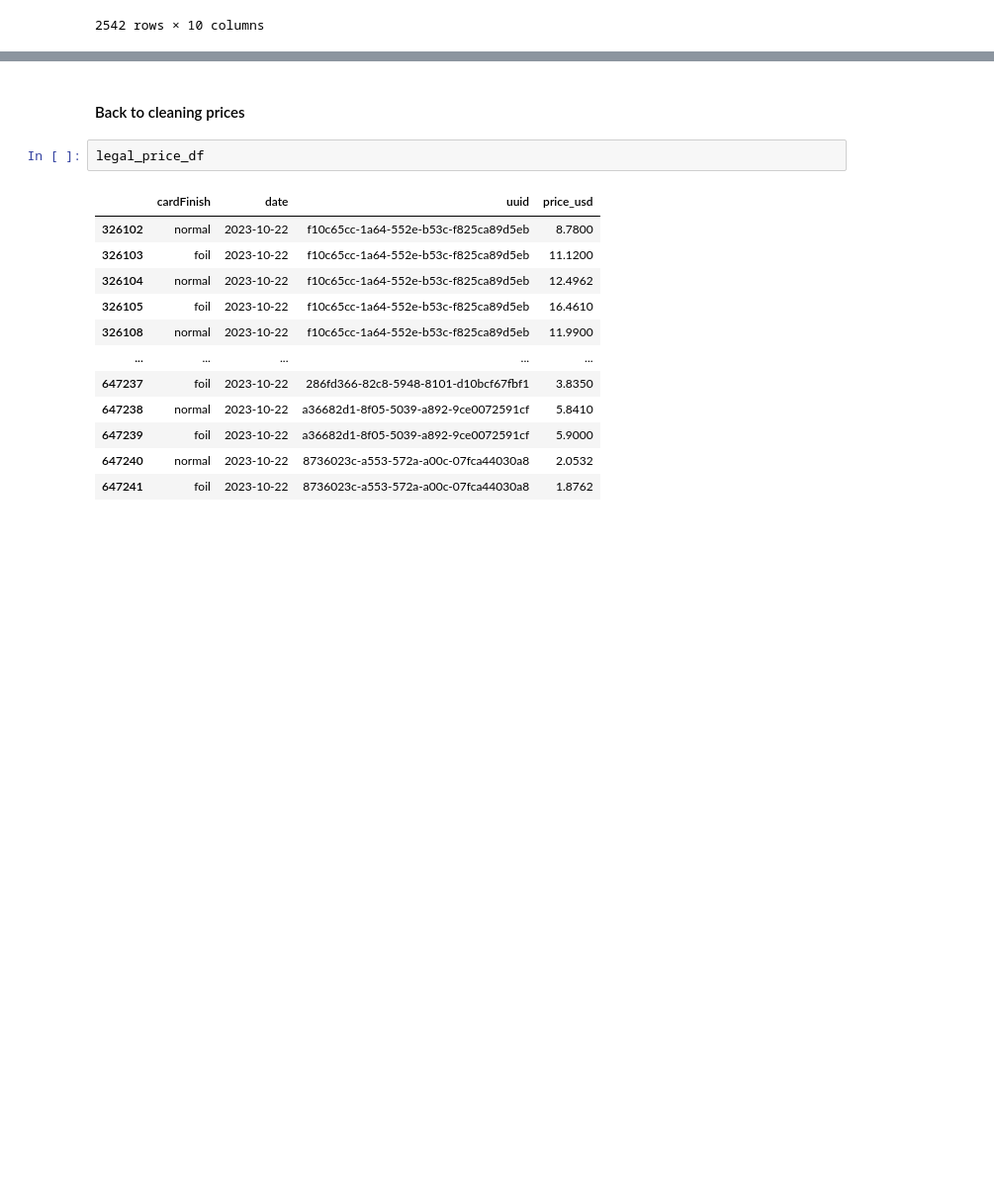
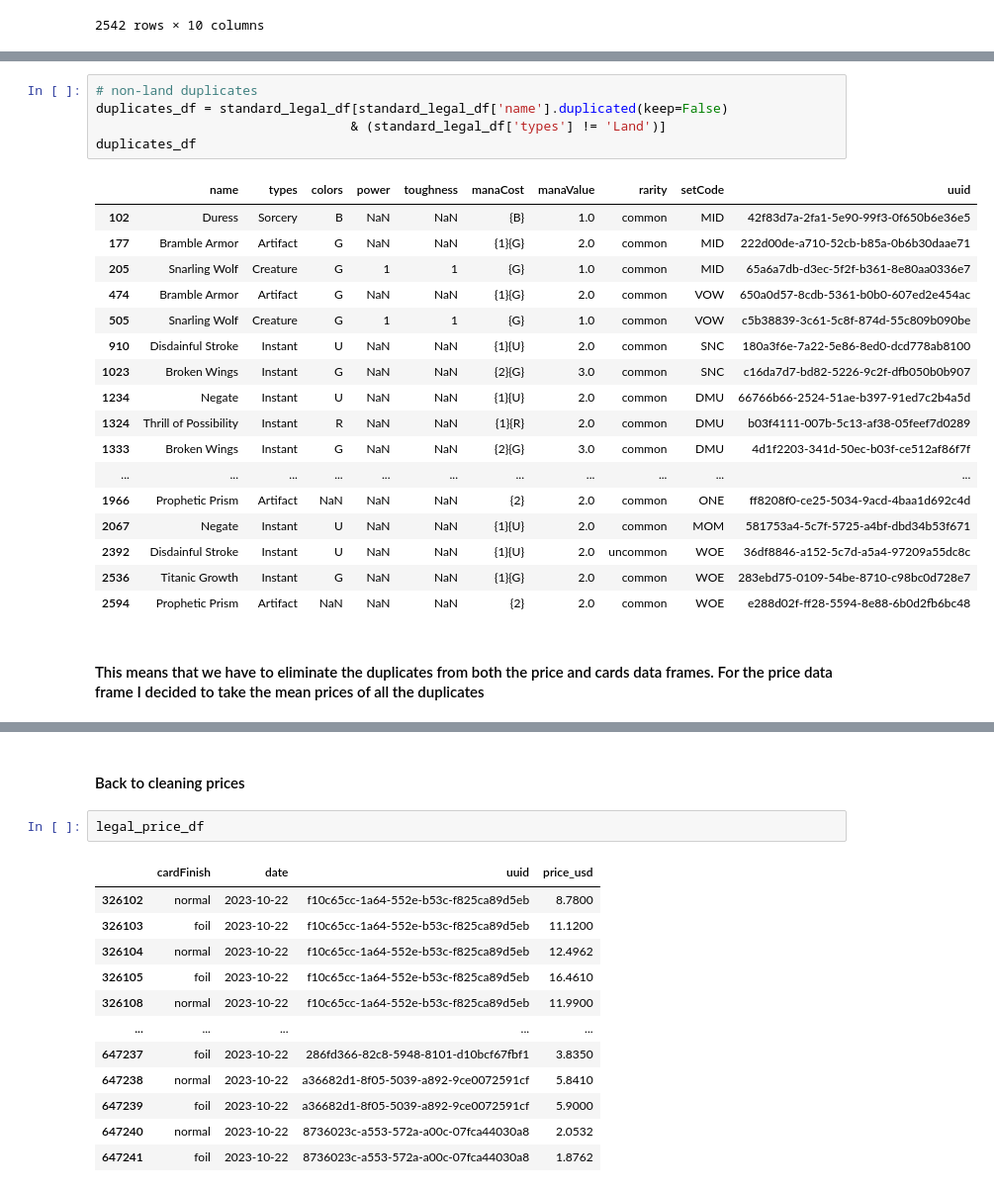
Before and after one commit to LouisHH0203/pet_projects, a Jupyter notebook: mtg_analysis.ipynb, the cells around one changed output, grey strips where cells are left out. Shown at 99% size. Cells and saved outputs as stored; diff of their text form; blank space fills up the shorter version.

```diff
--- a/mtg_analysis.ipynb
+++ b/mtg_analysis.ipynb
@@ -630,0 +614,25 @@ plt.show()
+# %%
+# non-land duplicates
+duplicates_df = standard_legal_df[standard_legal_df['name'].duplicated(keep=False)
+                                 & (standard_legal_df['types'] != 'Land')]
+duplicates_df
+# %% [output]
+|  | name | types | colors | power | toughness | manaCost | manaValue | rarity | setCode | uuid |
+| 102 | Duress | Sorcery | B | NaN | NaN | {B} | 1.0 | common | MID | 42f83d7a-2fa1-5e90-99f3-0f650b6e36e5 |
+| 177 | Bramble Armor | Artifact | G | NaN | NaN | {1}{G} | 2.0 | common | MID | 222d00de-a710-52cb-b85a-0b6b30daae71 |
+| 205 | Snarling Wolf | Creature | G | 1 | 1 | {G} | 1.0 | common | MID | 65a6a7db-d3ec-5f2f-b361-8e80aa0336e7 |
+| 474 | Bramble Armor | Artifact | G | NaN | NaN | {1}{G} | 2.0 | common | VOW | 650a0d57-8cdb-5361-b0b0-607ed2e454ac |
+| 505 | Snarling Wolf | Creature | G | 1 | 1 | {G} | 1.0 | common | VOW | c5b38839-3c61-5c8f-874d-55c809b090be |
+| 910 | Disdainful Stroke | Instant | U | NaN | NaN | {1}{U} | 2.0 | common | SNC | 180a3f6e-7a22-5e86-8ed0-dcd778ab8100 |
+| 1023 | Broken Wings | Instant | G | NaN | NaN | {2}{G} | 3.0 | common | SNC | c16da7d7-bd82-5226-9c2f-dfb050b0b907 |
+| 1234 | Negate | Instant | U | NaN | NaN | {1}{U} | 2.0 | common | DMU | 66766b66-2524-51ae-b397-91ed7c2b4a5d |
+| 1324 | Thrill of Possibility | Instant | R | NaN | NaN | {1}{R} | 2.0 | common | DMU | b03f4111-007b-5c13-af38-05feef7d0289 |
+| 1333 | Broken Wings | Instant | G | NaN | NaN | {2}{G} | 3.0 | common | DMU | 4d1f2203-341d-50ec-b03f-ce512af86f7f |
+| ... | ... | ... | ... | ... | ... | ... | ... | ... | ... | ... |
+| 1966 | Prophetic Prism | Artifact | NaN | NaN | NaN | {2} | 2.0 | common | ONE | ff8208f0-ce25-5034-9acd-4baa1d692c4d |
+| 2067 | Negate | Instant | U | NaN | NaN | {1}{U} | 2.0 | common | MOM | 581753a4-5c7f-5725-a4bf-dbd34b53f671 |
+| 2392 | Disdainful Stroke | Instant | U | NaN | NaN | {1}{U} | 2.0 | uncommon | WOE | 36df8846-a152-5c7d-a5a4-97209a55dc8c |
+| 2536 | Titanic Growth | Instant | G | NaN | NaN | {1}{G} | 2.0 | common | WOE | 283ebd75-0109-54be-8710-c98bc0d728e7 |
+| 2594 | Prophetic Prism | Artifact | NaN | NaN | NaN | {2} | 2.0 | common | WOE | e288d02f-ff28-5594-8e88-6b0d2fb6bc48 |
+# %% [markdown]
+#### This means that we have to eliminate the duplicates from both the price and cards data frames. For the price data frame I decided to take the mean prices of all the duplicates
```
Also changed, not shown: parts of 12 cells of this notebook.
